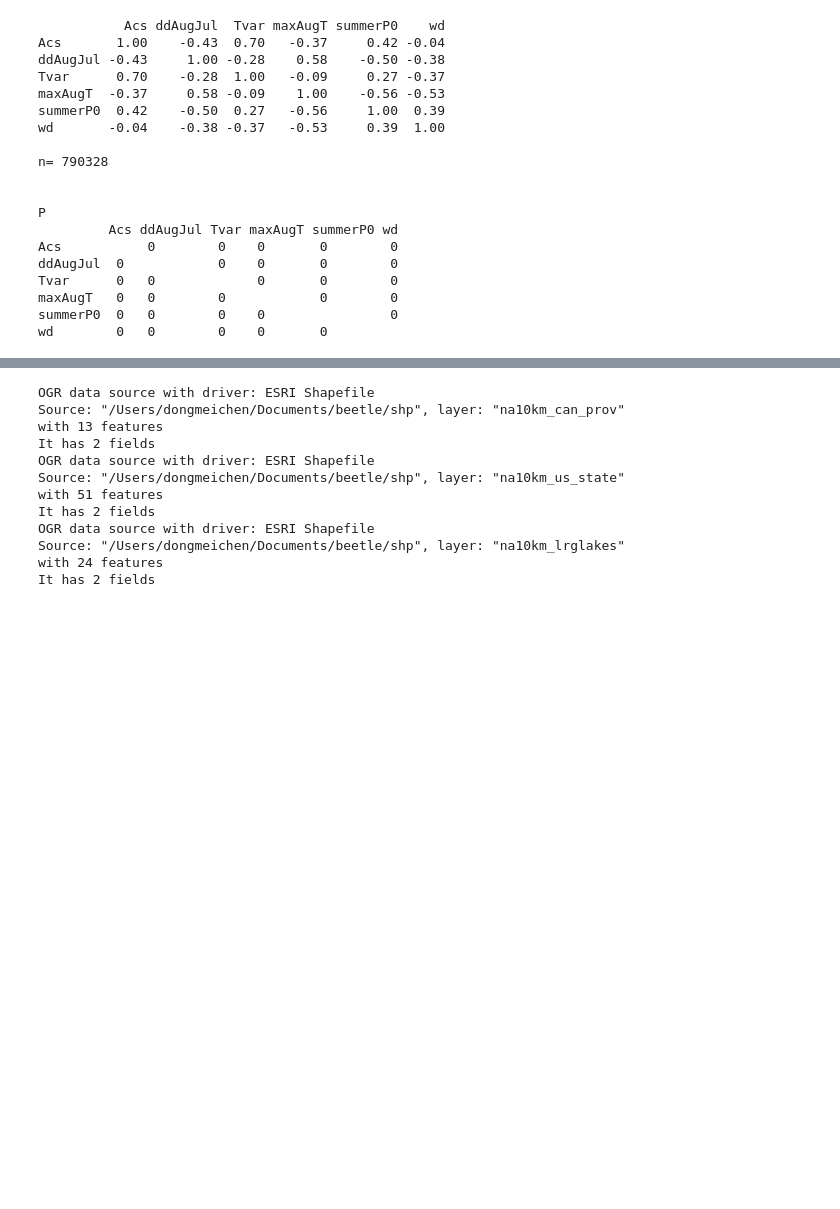
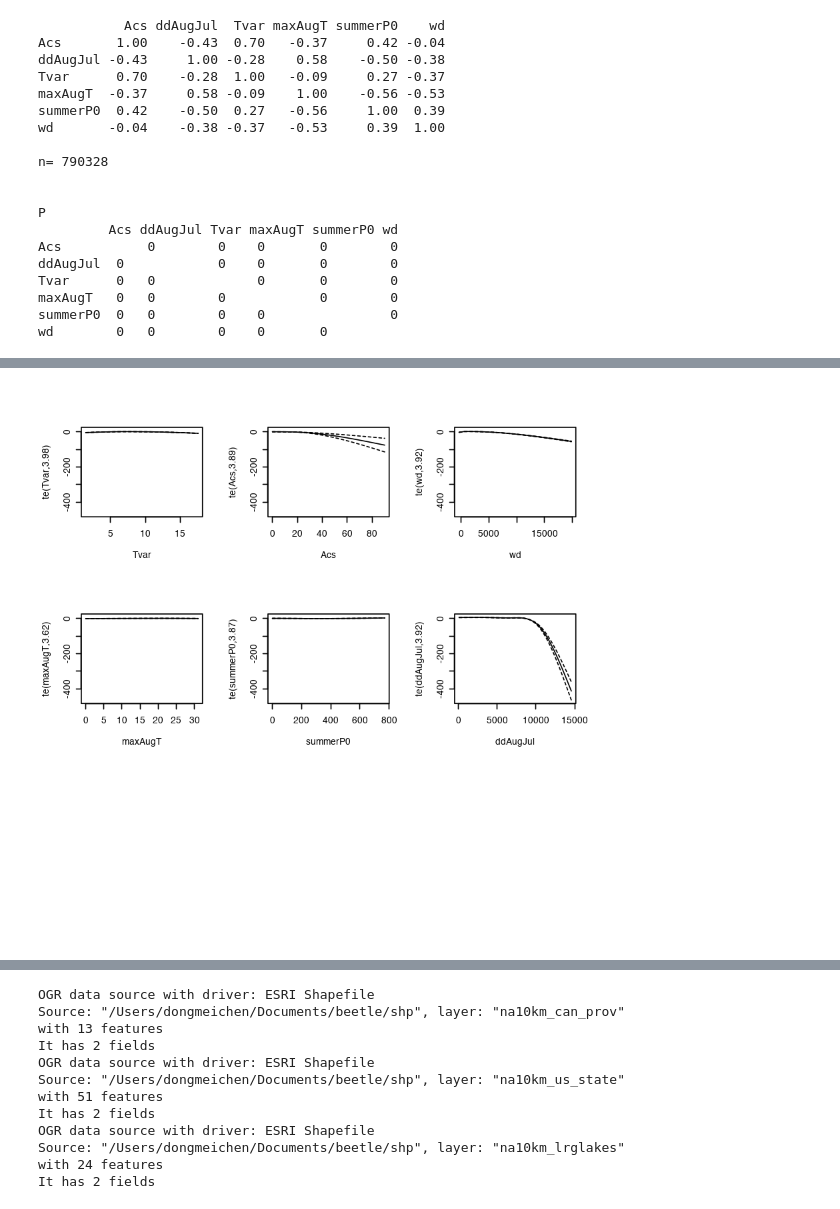
Before and after one commit to dongmeic/SDM, a Jupyter notebook: R/variable_selection.ipynb, the cells around one changed output, grey strips where cells are left out. Drawn from its saved outputs; the diff is of its cells as text; code cells hidden in the pictures; blank space fills up the shorter version.

```diff
--- a/R/variable_selection.ipynb
+++ b/R/variable_selection.ipynb
@@ -199,0 +201,4 @@ cat('Elapsed time:', stop - start, 's\n')
+# %%
+ptm <- proc.time()
+gam <- gam(btl_t ~ te(Tvar) + te(Acs) + te(wd) + te(maxAugT) + te(summerP0) + te(ddAugJul), data=train, family=binomial)
+proc.time() - ptm
@@ -203,2 +250,7 @@ plot(mod)
+# %%
+par(mfrow=c(3, 3))
+plot(gam)
+# %% [output]
+[figure, added]
 # %%
 summary(mod)
```
Also changed, not shown: parts of 24 cells of this notebook.
